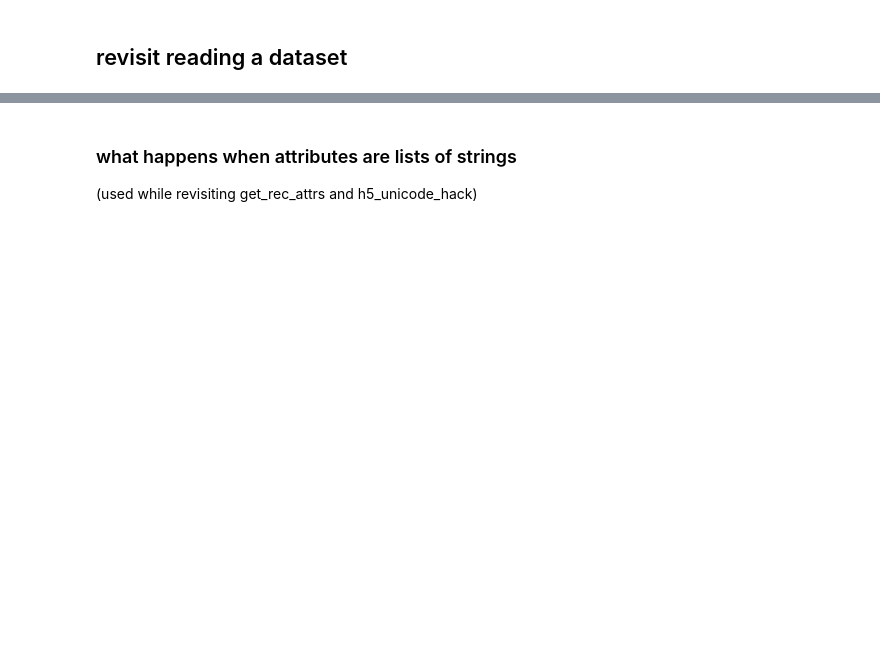
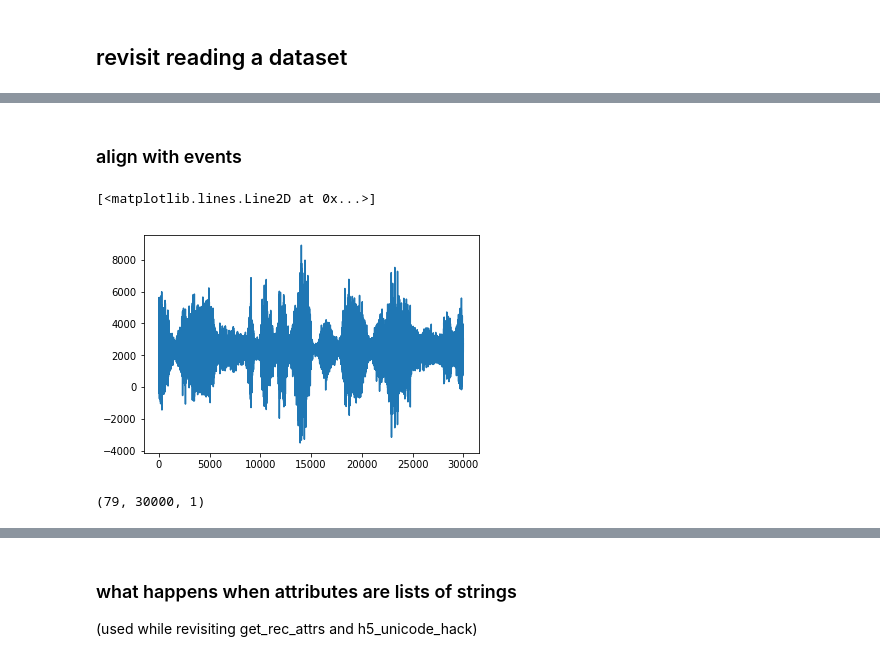
Before and after one commit to zekearneodo/pipefinch, a Jupyter notebook: rhd_kwik_mountain.ipynb, the cells around one changed output, grey strips where cells are left out. Saved outputs shown, nothing was run; the diff lists cells and outputs as text; code cells hidden in the pictures; blank space fills up the shorter version.

```diff
--- a/rhd_kwik_mountain.ipynb
+++ b/rhd_kwik_mountain.ipynb
@@ -161,0 +162,53 @@ KeyboardInterrupt:
+# %% [markdown]
+### align with events
+# %%
+# get all the frames around a trigger for a dataset
+reload(kwdf)
+ch_name = 'DIN-01'
+edge = 1
+
+pd_meta = kwdf.get_all_rec_meta(kwd_path)
+
+# Select channels:
+wanted_chans = np.array(['ADC'])
+
+#in this case, that's all the channels
+
+sel_chan_names = kwdf.get_all_chan_names(pd_meta, chan_filt=wanted_chans)
+
+pre_samples = -15000
+post_samples = 15000
+span = post_samples - pre_samples
+
+
+ttl = ev.TTL('ttl', 'DIN', kwd_file)
+ttl.event_pd.set_index(['ch', 'edge'], inplace=True)
+
+# collect the frames
+
+# go through the recs
+ttl_event_pd = ttl.event_pd.loc[ch_name].loc[edge]
+all_rec = np.unique(ttl_event_pd['rec'].values)
+
+all_rec_frames = []
+for r in all_rec:
+    chan_list = kwdf.rec_chan_idx(pd_meta, r, sel_chan_names)
+    t_events_rec = ttl_event_pd[ttl_event_pd['rec']==r]['t'].values
+    t_events_rec.sort()
+#     for x in t_events_rec:
+#         arr = kwdf.get_data_chunk(kwd_file, r, x + pre_samples, span, chan_list)
+#         logger.info(arr.shape)
+    frames = list(map(lambda x: kwdf.get_data_chunk(kwd_file, r, x + pre_samples, span, chan_list), t_events_rec))
+    ## TODO: make get_data_chunk pad with nans.
+    all_rec_frames.append(np.stack(frames, axis=0))
+
+all_frames_array = np.concatenate(all_rec_frames, axis=0)
+# %%
+plt.plot(np.nanmean(all_frames_array, axis=0))
+# %% [output]
+[<matplotlib.lines.Line2D at 0x...>]
+[figure, added]
+# %%
+all_frames_array.shape
+# %% [output]
+(79, 30000, 1)
```
Also changed, not shown: parts of 61 cells of this notebook, 5 other files.
